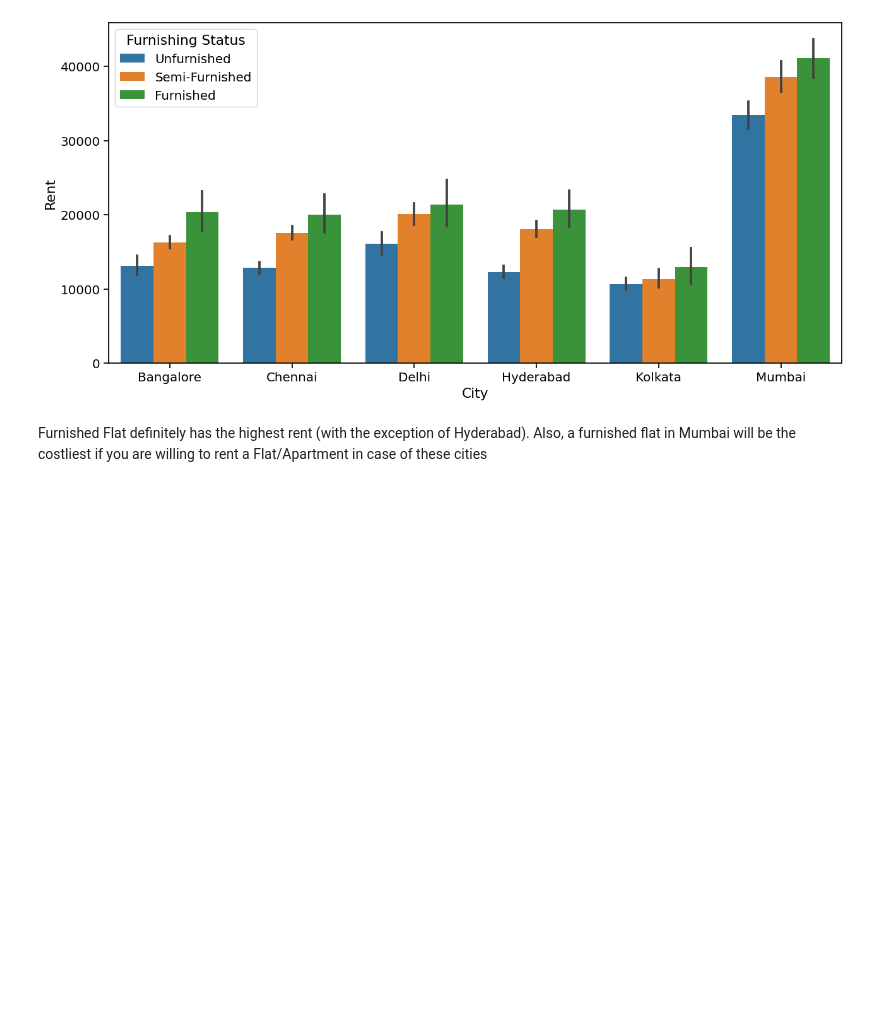
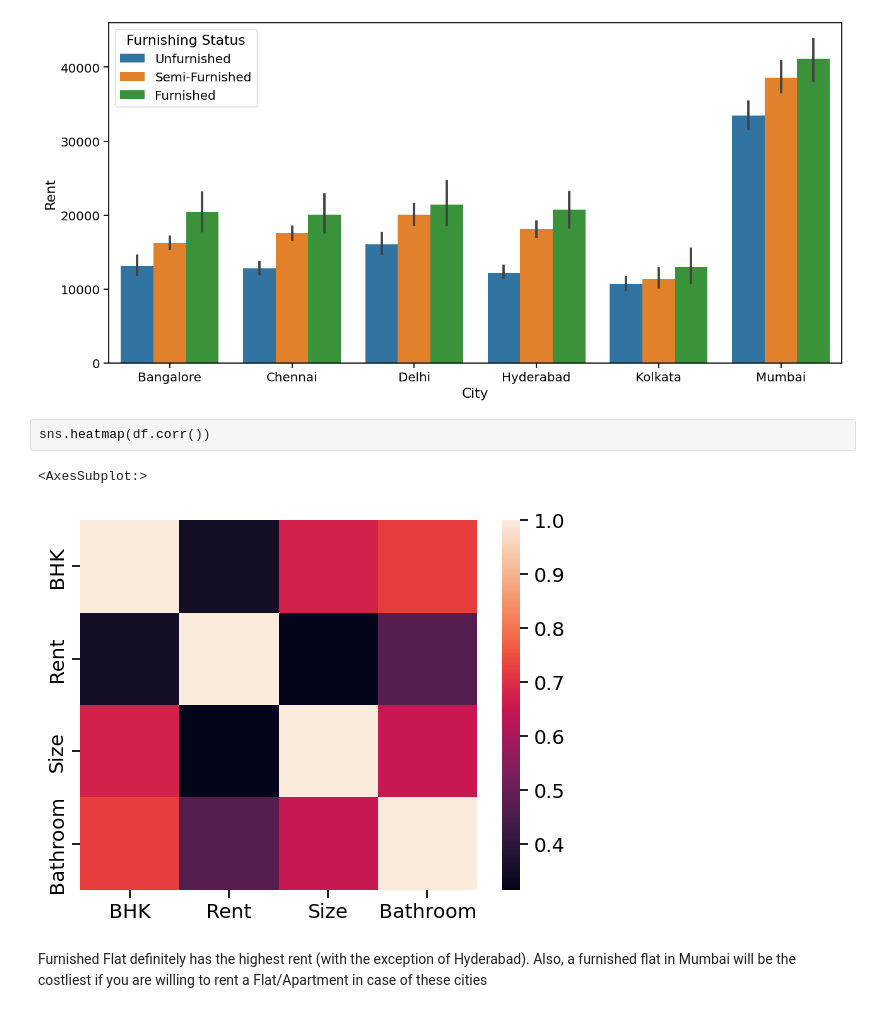
Before and after one commit to SauceX22/ISE291_project, a Jupyter notebook: proj.ipynb, the cells around one changed output. Saved outputs shown, nothing was run; the diff lists cells and outputs as text; blank space fills up the shorter version.

```diff
--- a/proj.ipynb
+++ b/proj.ipynb
@@ -407,6 +407,11 @@ plt.ylabel('Rent')
 # %% [output]
 Text(0, 0.5, 'Rent')
 [figure]
+# %%
+sns.heatmap(df.corr())
+# %% [output]
+<AxesSubplot:>
+[figure, added]
 # %% [markdown]
 Furnished Flat definitely has the highest rent (with the exception of Hyderabad). Also, a furnished flat in Mumbai will be the costliest if you are willing to rent a Flat/Apartment in case of these cities
 # %%
```
Also changed, not shown: parts of 1 cell of this notebook.
